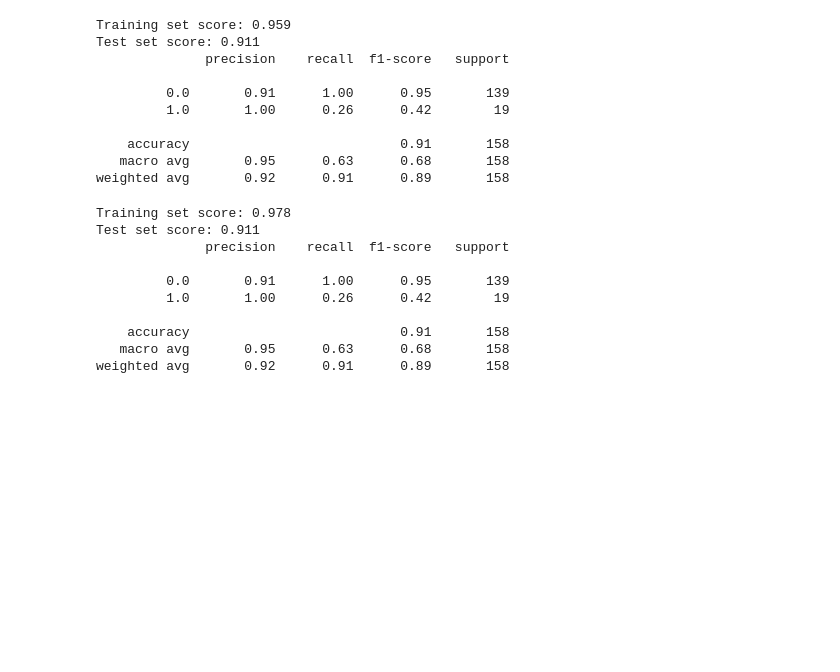
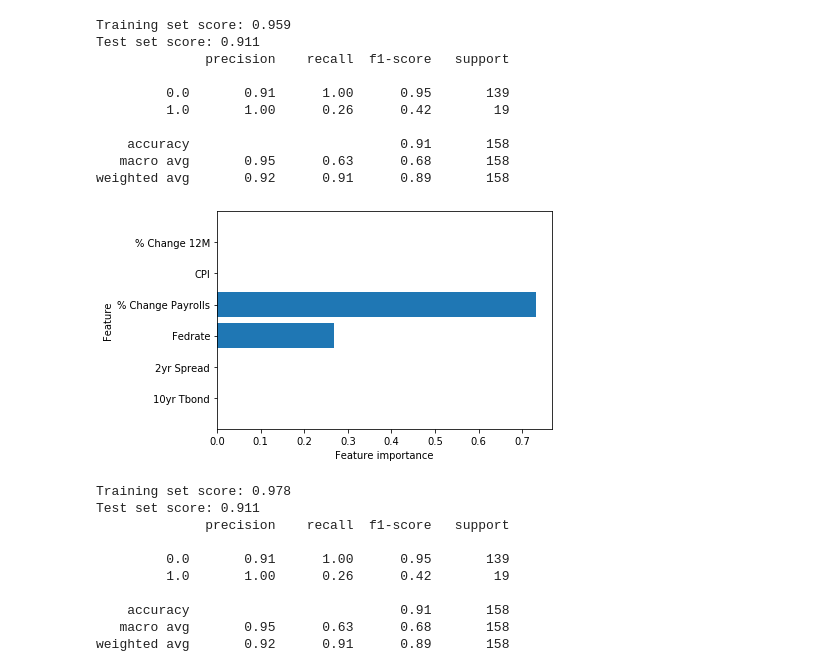
Before and after one commit to sheri-kamal/DATA71200-SP2020, a Jupyter notebook: Project 2 - Supervised Learning.ipynb, the cells around one changed output. Cells and saved outputs as stored; diff of their text form; code cells hidden in the pictures; blank space fills up the shorter version.

```diff
--- a/Project 2 - Supervised Learning.ipynb
+++ b/Project 2 - Supervised Learning.ipynb
@@ -218,6 +259,10 @@ Test set score: 0.911
     accuracy                           0.91       158
    macro avg       0.95      0.63      0.68       158
 weighted avg       0.92      0.91      0.89       158
+# %%
+plot_feature_importances(dtmodel2)
+# %% [output]
+[figure, added]
 # %%
 dtmodel3 = DecisionTreeClassifier(max_depth=3, random_state=1)
 dtmodel3.fit(X_train, y_train)
```
Also changed, not shown: parts of 7 cells of this notebook.
